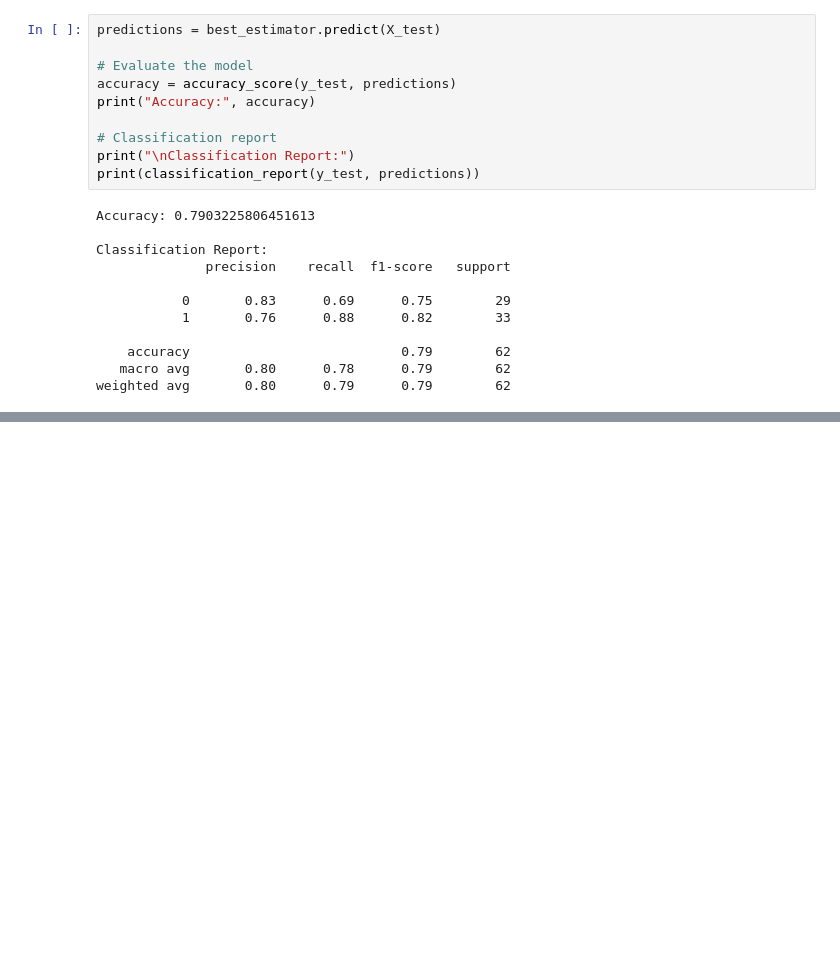
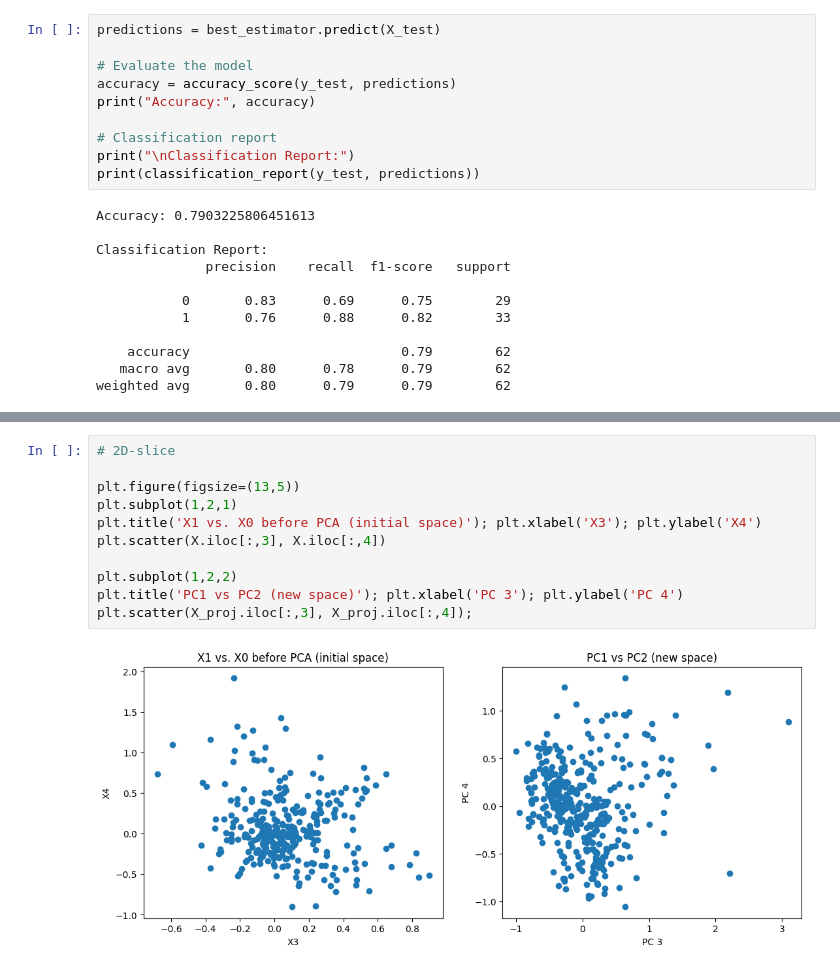
Before and after one commit to Klara-haas/brain_proteomics, a Jupyter notebook: model/model_notebook.ipynb, the cells around one changed output, grey strips where cells are left out. Drawn from its saved outputs; the diff is of its cells as text; blank space fills up the shorter version.

```diff
--- a/model/model_notebook.ipynb
+++ b/model/model_notebook.ipynb
@@ -1600,0 +2231,13 @@ svc_bis = SGDClassifier(loss='hinge', penalty='l2', alpha=1/10)
+# %%
+# 2D-slice
+
+plt.figure(figsize=(13,5))
+plt.subplot(1,2,1)
+plt.title('X1 vs. X0 before PCA (initial space)'); plt.xlabel('X3'); plt.ylabel('X4')
+plt.scatter(X.iloc[:,3], X.iloc[:,4])
+
+plt.subplot(1,2,2)
+plt.title('PC1 vs PC2 (new space)'); plt.xlabel('PC 3'); plt.ylabel('PC 4')
+plt.scatter(X_proj.iloc[:,3], X_proj.iloc[:,4]);
+# %% [output]
+[figure, added]
```
Also changed, not shown: parts of 94 cells of this notebook.
